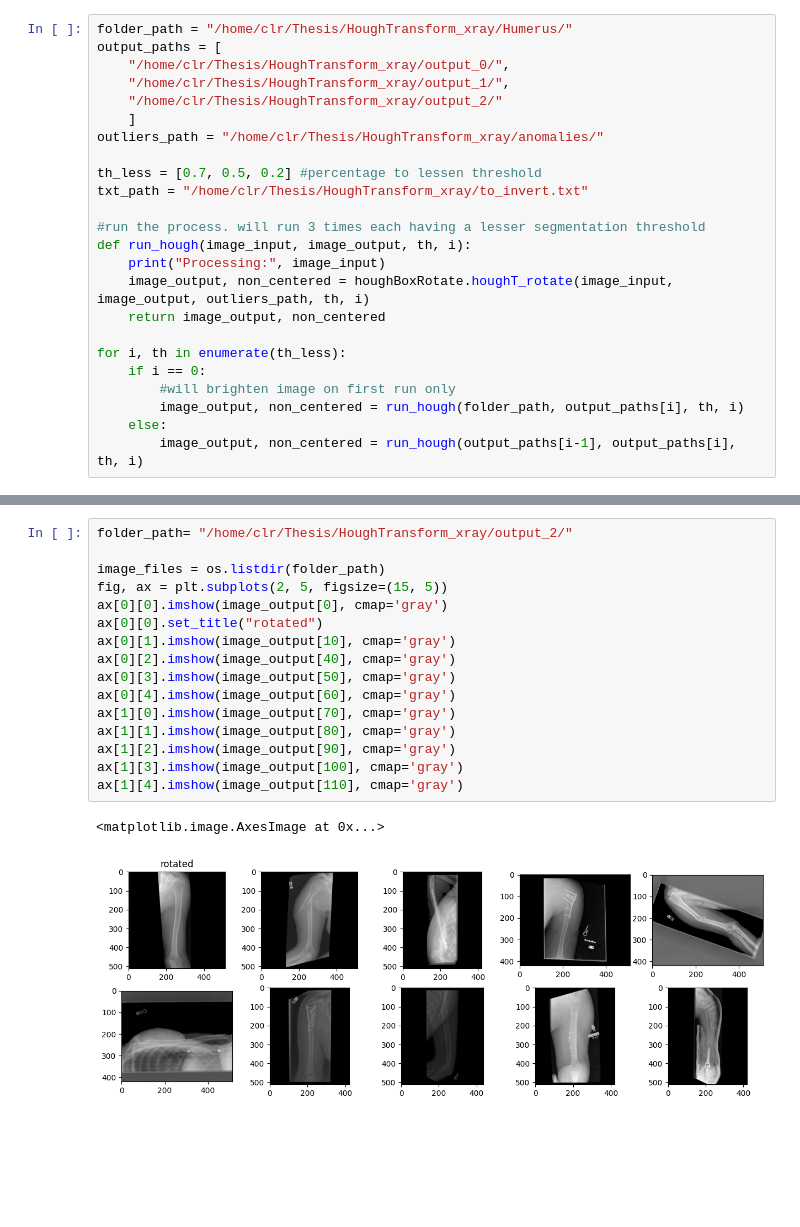
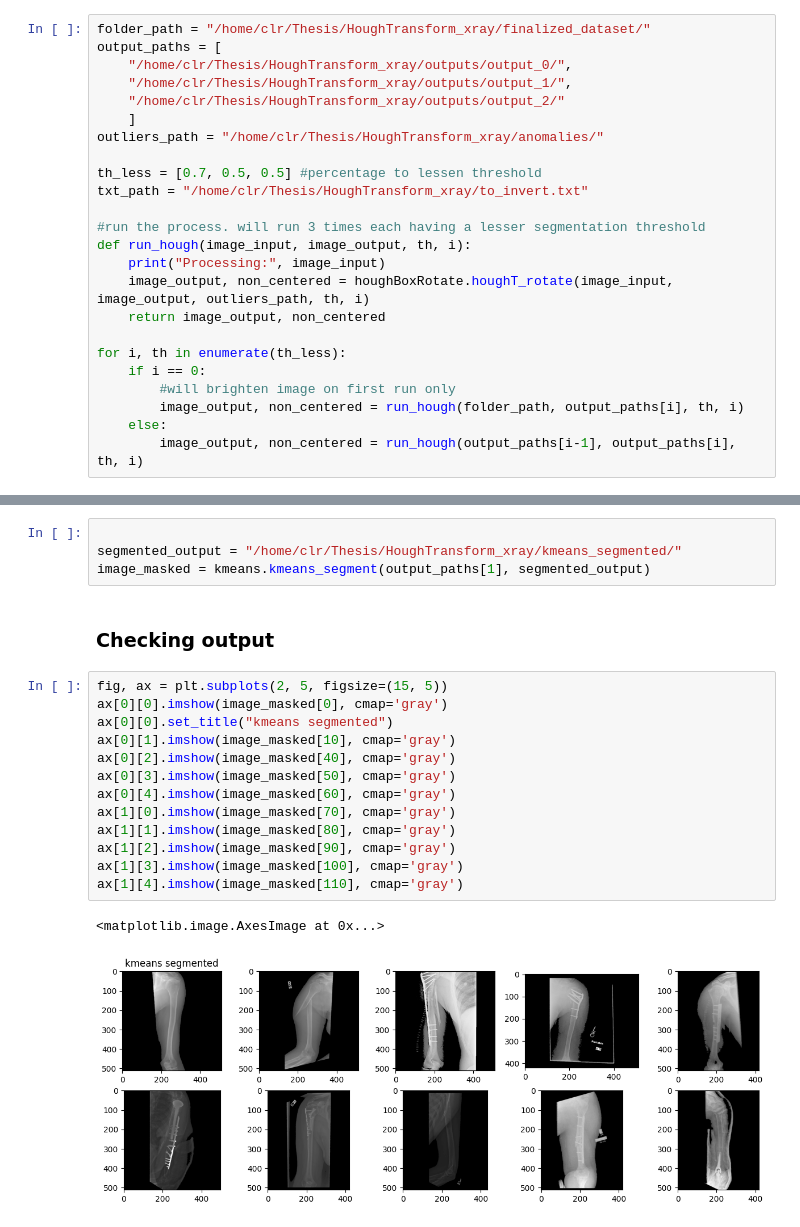
Before and after one commit to ronocara/HoughTransform_xray, a Jupyter notebook: houghT.ipynb, the cells around one changed output, grey strips where cells are left out. Cells and saved outputs as stored; diff of their text form; blank space fills up the shorter version.

Commit message:
added kmeans segementation

```diff
--- a/houghT.ipynb
+++ b/houghT.ipynb
@@ -23,13 +47,13 @@ for image_path in to_invert:
 # %%
-folder_path = "/home/clr/Thesis/HoughTransform_xray/Humerus/"
+folder_path = "/home/clr/Thesis/HoughTransform_xray/finalized_dataset/"
 output_paths = [
-    "/home/clr/Thesis/HoughTransform_xray/output_0/",
-    "/home/clr/Thesis/HoughTransform_xray/output_1/",
-    "/home/clr/Thesis/HoughTransform_xray/output_2/"
+    "/home/clr/Thesis/HoughTransform_xray/outputs/output_0/",
+    "/home/clr/Thesis/HoughTransform_xray/outputs/output_1/",
+    "/home/clr/Thesis/HoughTransform_xray/outputs/output_2/"
     ]
 outliers_path = "/home/clr/Thesis/HoughTransform_xray/anomalies/"
 
-th_less = [0.7, 0.5, 0.2] #percentage to lessen threshold
+th_less = [0.7, 0.5, 0.5] #percentage to lessen threshold
 txt_path = "/home/clr/Thesis/HoughTransform_xray/to_invert.txt"
 
 #run the process. will run 3 times each having a lesser segmentation threshold
@@ -51,19 +75,22 @@ Processing: /home/clr/Thesis/HoughTransform_xray/output_1/
+# %%
+
+segmented_output = "/home/clr/Thesis/HoughTransform_xray/kmeans_segmented/"
+image_masked = kmeans.kmeans_segment(output_paths[1], segmented_output)
+# %% [markdown]
+### Checking output
 # %%
-folder_path= "/home/clr/Thesis/HoughTransform_xray/output_2/"
-
-image_files = os.listdir(folder_path)
 fig, ax = plt.subplots(2, 5, figsize=(15, 5))
-ax[0][0].imshow(image_output[0], cmap='gray')
-ax[0][0].set_title("rotated")
-ax[0][1].imshow(image_output[10], cmap='gray')
-ax[0][2].imshow(image_output[40], cmap='gray')
-ax[0][3].imshow(image_output[50], cmap='gray')
-ax[0][4].imshow(image_output[60], cmap='gray')
-ax[1][0].imshow(image_output[70], cmap='gray')
-ax[1][1].imshow(image_output[80], cmap='gray')
-ax[1][2].imshow(image_output[90], cmap='gray')
-ax[1][3].imshow(image_output[100], cmap='gray')
-ax[1][4].imshow(image_output[110], cmap='gray')
+ax[0][0].imshow(image_masked[0], cmap='gray')
+ax[0][0].set_title("kmeans segmented")
+ax[0][1].imshow(image_masked[10], cmap='gray')
+ax[0][2].imshow(image_masked[40], cmap='gray')
+ax[0][3].imshow(image_masked[50], cmap='gray')
+ax[0][4].imshow(image_masked[60], cmap='gray')
+ax[1][0].imshow(image_masked[70], cmap='gray')
+ax[1][1].imshow(image_masked[80], cmap='gray')
+ax[1][2].imshow(image_masked[90], cmap='gray')
+ax[1][3].imshow(image_masked[100], cmap='gray')
+ax[1][4].imshow(image_masked[110], cmap='gray')
 # %% [output]
 <matplotlib.image.AxesImage at 0x...>
-[figure, old version]
+[figure, new version]
```
Also changed, not shown: parts of 8 cells of this notebook, 4 other files.
